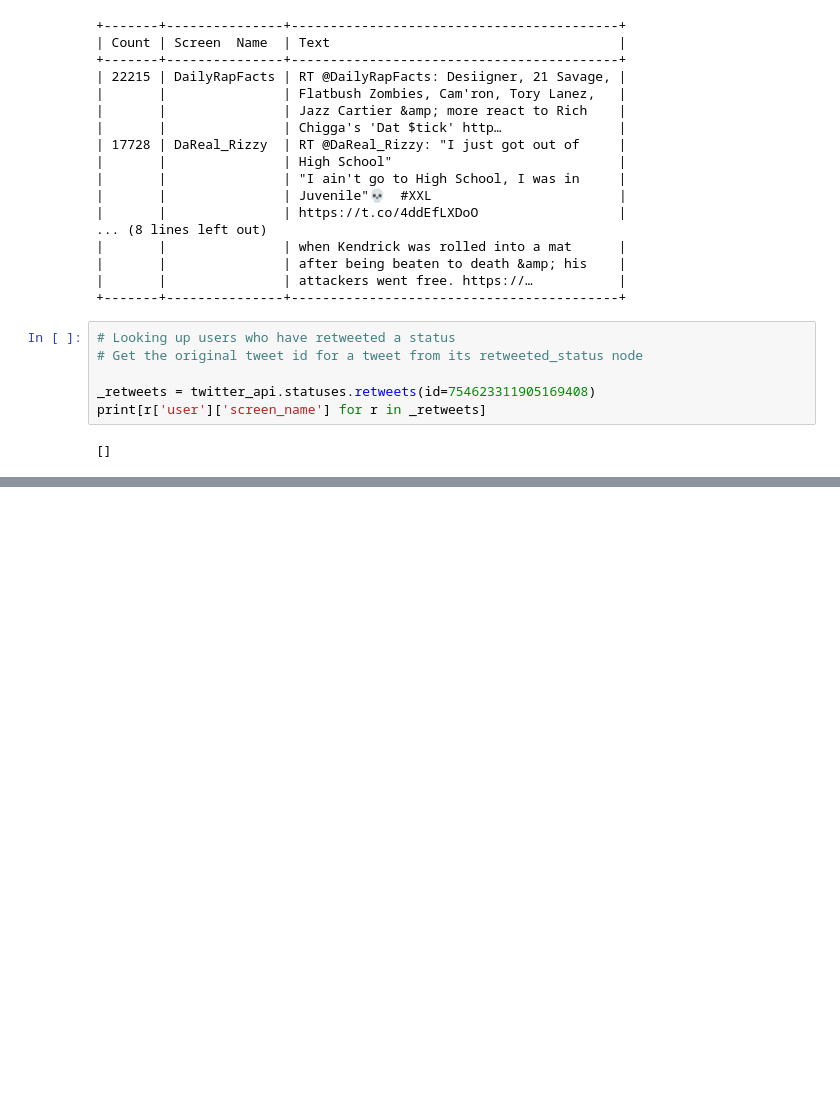
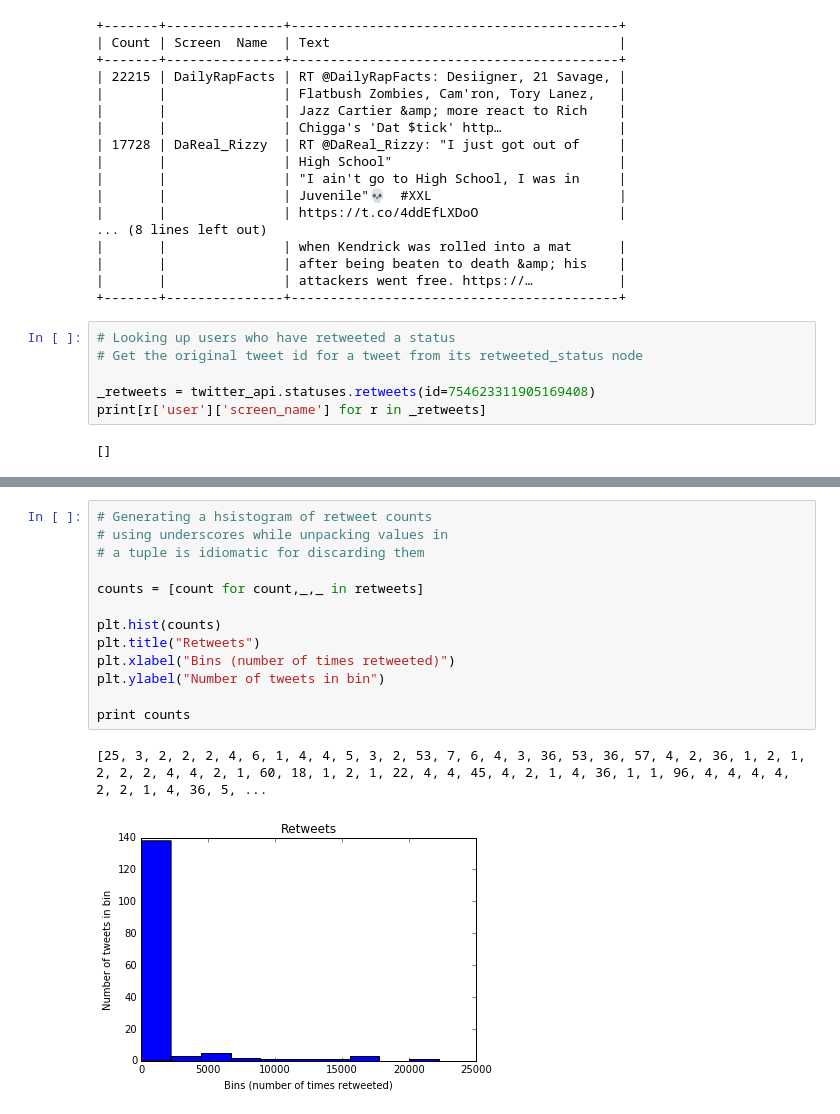
Before and after one commit to andersy005/Mining-Twitter, a Jupyter notebook: Mining-Twitter.ipynb, the cells around one changed output, grey strips where cells are left out. Drawn from its saved outputs; the diff is of its cells as text; blank space fills up the shorter version.

```diff
--- a/Mining-Twitter.ipynb
+++ b/Mining-Twitter.ipynb
@@ -294,0 +326,16 @@ print[r['user']['screen_name'] for r in _retweets]
+# %%
+# Generating a hsistogram of retweet counts
+# using underscores while unpacking values in
+# a tuple is idiomatic for discarding them
+
+counts = [count for count,_,_ in retweets]
+
+plt.hist(counts)
+plt.title("Retweets")
+plt.xlabel("Bins (number of times retweeted)")
+plt.ylabel("Number of tweets in bin")
+
+print counts
+# %% [output]
+[25, 3, 2, 2, 2, 4, 6, 1, 4, 4, 5, 3, 2, 53, 7, 6, 4, 3, 36, 53, 36, 57, 4, 2, 36, 1, 2, 1, 2, 2, 2, 4, 4, 2, 1, 60, 18, 1, 2, 1, 22, 4, 4, 45, 4, 2, 1, 4, 36, 1, 1, 96, 4, 4, 4, 4, 2, 2, 1, 4, 36, 5, ...
+[figure, added]
```
Also changed, not shown: parts of 3 cells of this notebook.
